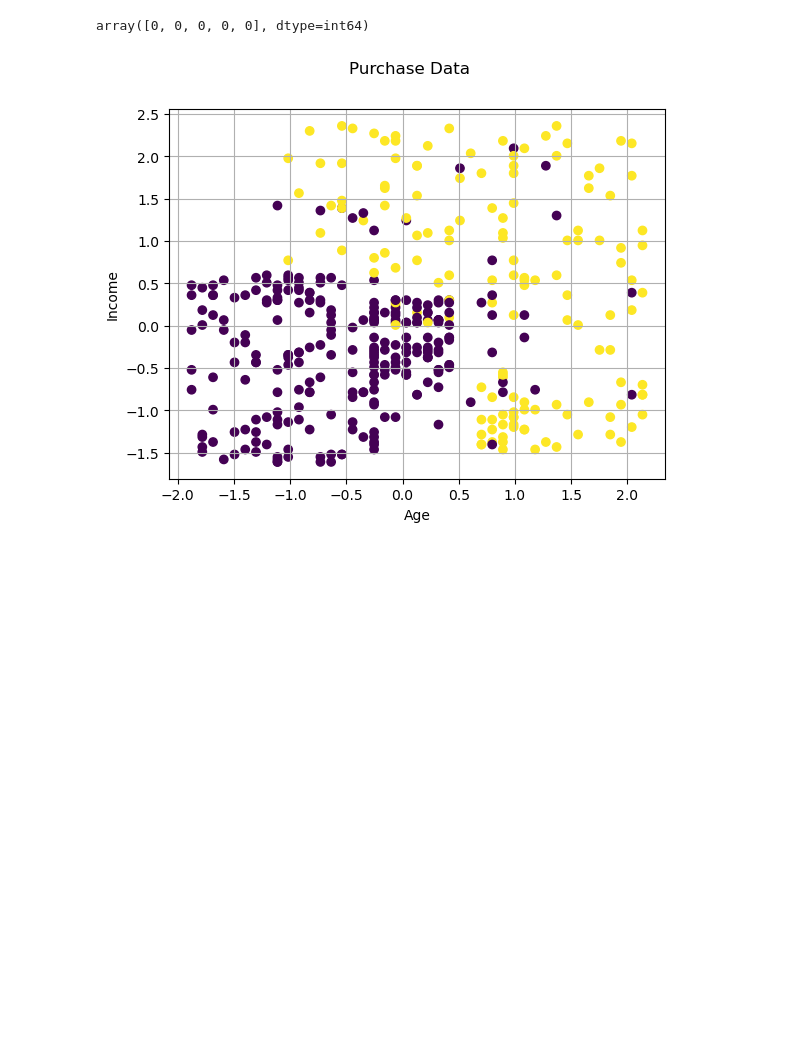
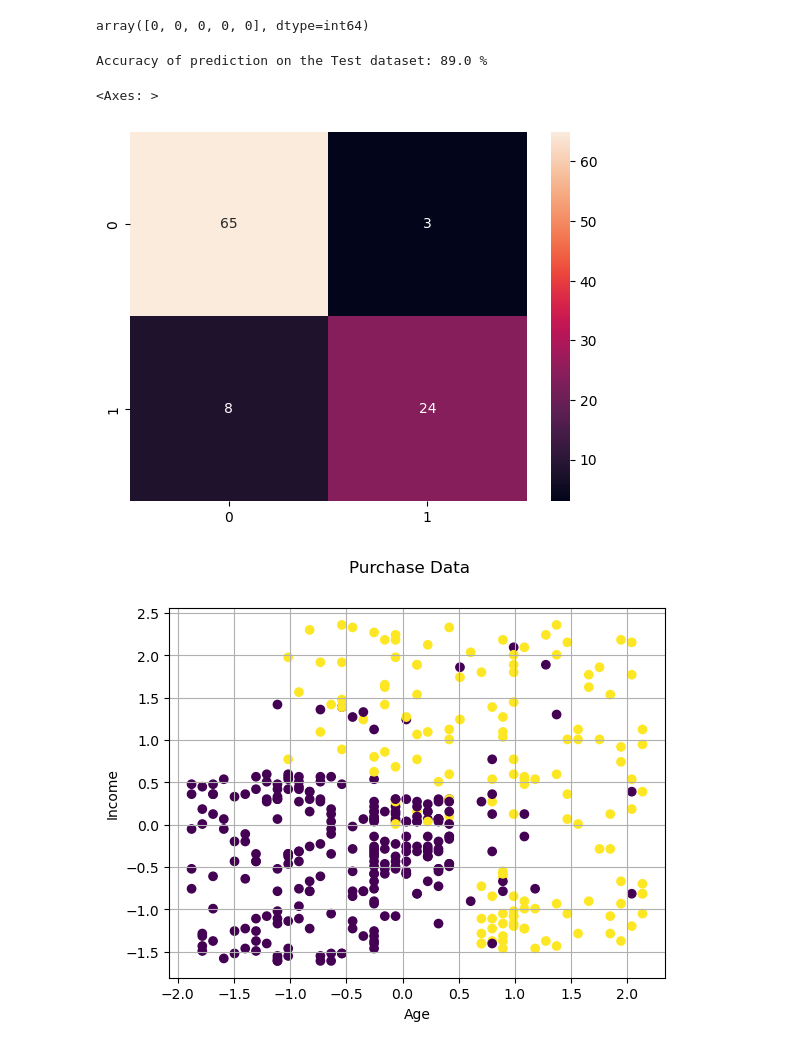
Before and after one commit to rmsValue9232/ITS-on-DS-ML-DL, a Jupyter notebook: 9.ipynb, the cells around one changed output. Saved outputs shown, nothing was run; the diff lists cells and outputs as text; code cells hidden in the pictures; blank space fills up the shorter version.

```diff
--- a/9.ipynb
+++ b/9.ipynb
@@ -57,3 +56,11 @@ cmat = confusion_matrix(Ytest, Ypred)
+# %%
+cmat = confusion_matrix(Ytest, Ypred)
+print("Accuracy of prediction on the Test dataset:", accuracy_score(Ytest, Ypred)*100, "%")
+sns.heatmap(cmat, annot=True)
+# %% [output]
+Accuracy of prediction on the Test dataset: 89.0 %
+<Axes: >
+[figure, added]
 # %%
 plt.figure(1)
 u = scaler.mean_
```
Also changed, not shown: parts of 2 cells of this notebook, 7 other files.
